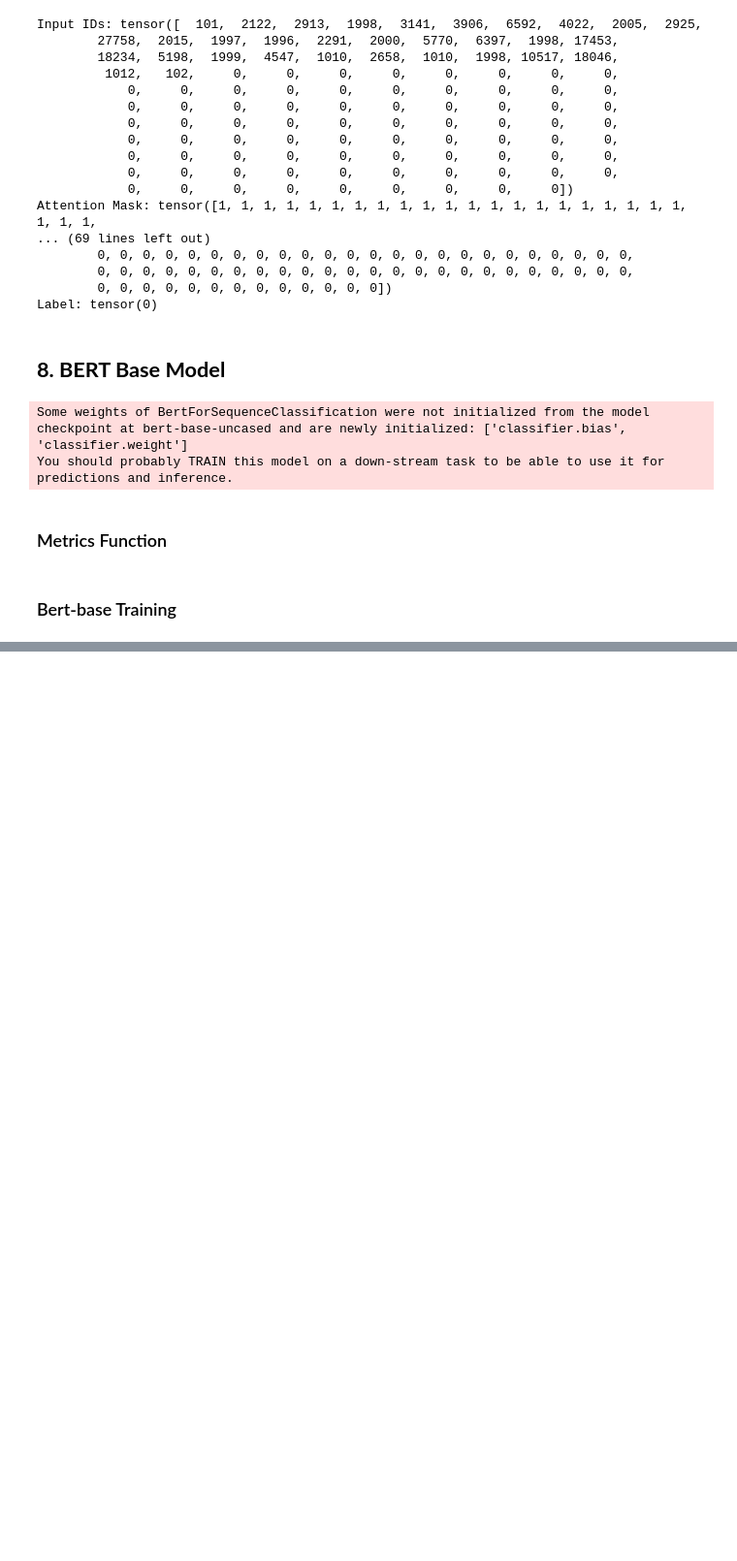
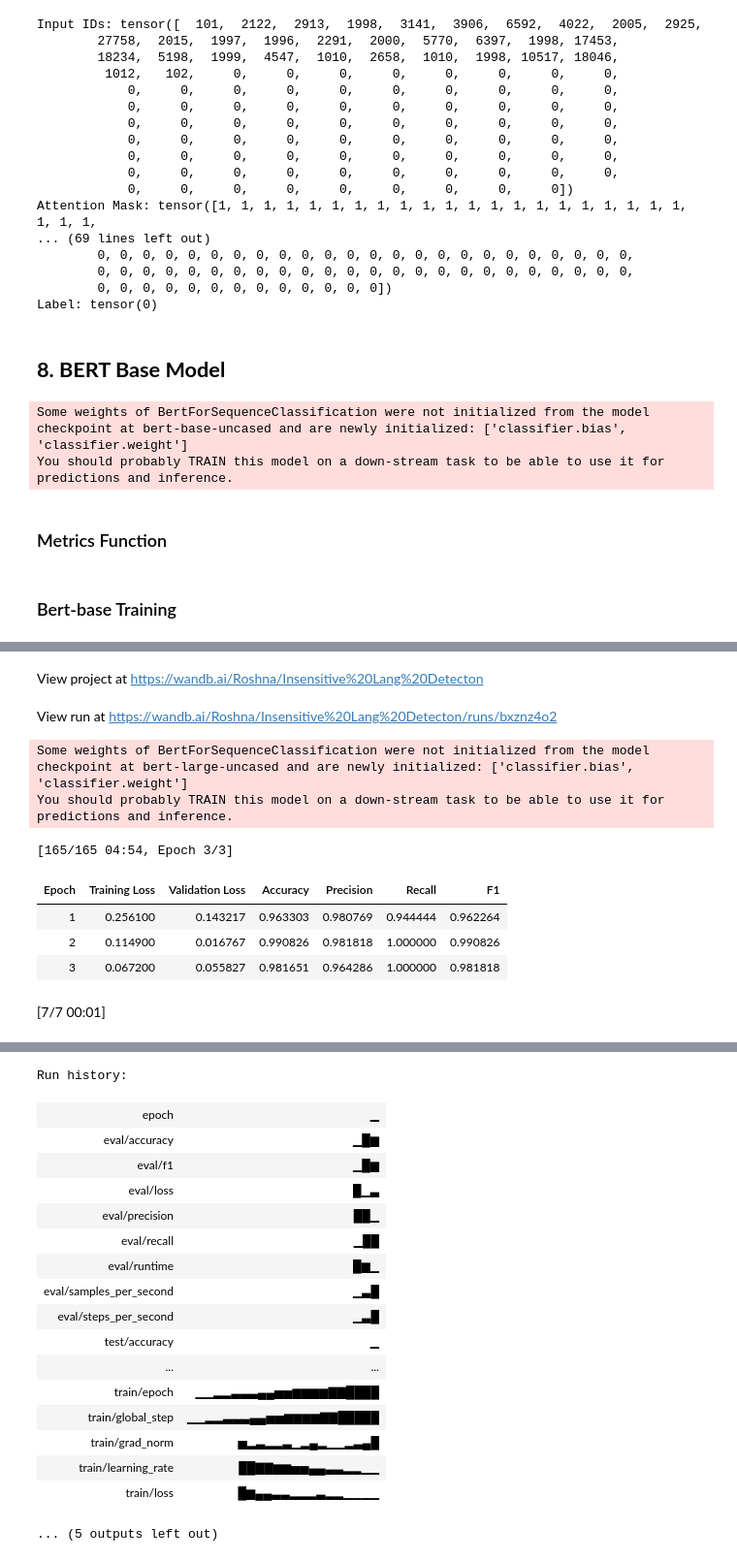
Before and after one commit to RobyRoshna/Insensitive-Lang-Detection, a Jupyter notebook: BERTtraining.ipynb, the cells around one changed output, grey strips where cells are left out. Shown at 97% size. Cells and saved outputs as stored; diff of their text form; code cells hidden in the pictures; blank space fills up the shorter version.

```diff
--- a/BERTtraining.ipynb
+++ b/BERTtraining.ipynb
@@ -245,0 +257,52 @@ View run at https://wandb.ai/Roshna/Insensitive%20Lang%20Detecton/runs/gwzl0qwq
+# %%
+# Safe close any previous WandB session
+wandb.finish()
+
+# Initialize WandB with a specific run name for BERT Large
+wandb.init(project="Insensitive Lang Detecton", entity="Roshna", name="Bert_large")
+
+# Load pre-trained BERT Large for sequence classification
+modelBlarge = BertForSequenceClassification.from_pretrained(
+    'bert-large-uncased',  # BERT Large pre-trained model
+    num_labels=2  # Binary classification: Insensitive and Not-Insensitive
+)
+
+# TrainingArguments
+training_args = TrainingArguments(
+    output_dir='./results_large',
+    num_train_epochs=3,  # Adjust if more epochs are required
+    per_device_train_batch_size=16,  # Batch size
+    per_device_eval_batch_size=16,
+    evaluation_strategy='epoch',  # Evaluate at the end of each epoch
+    save_strategy='epoch',  # Save checkpoints at each epoch
+    logging_dir='./logs_large',  # Logging directory
+    logging_steps=10,
+    report_to=["wandb"],  # WandB logging
+    run_name="Bert_large"  # Run name
+)
+
+# Trainer setup for BERT Large
+trainer = Trainer(
+    model=modelBlarge,
+    args=training_args,
+    train_dataset=train_dataset,  # Your tokenized training dataset
+    eval_dataset=val_dataset,  # Your tokenized validation dataset
+    compute_metrics=compute_metrics,  # Custom metrics function
+)
+
+# Train the model
+trainer.train()
+
+# Evaluate on the test dataset
+results = trainer.evaluate(test_dataset, metric_key_prefix="test")
+
+# Log the results to WandB
+wandb.log(results)
+
+# Close the WandB session
+wandb.finish()
+trainer.save_model("/content/drive/MyDrive/Honours MiscData(Roshna)/bert_large_model")
+tokenizer.save_pretrained("/content/drive/MyDrive/Honours MiscData(Roshna)/bert_large_model")
+# Print evaluation results
+print("Test Results:", results)
+# %% [output]
@@ -245,0 +312,10 @@ View run at https://wandb.ai/Roshna/Insensitive%20Lang%20Detecton/runs/gwzl0qwq
+View project at https://wandb.ai/Roshna/Insensitive%20Lang%20Detecton
+View run at https://wandb.ai/Roshna/Insensitive%20Lang%20Detecton/runs/bxznz4o2
+Some weights of BertForSequenceClassification were not initialized from the model checkpoint at bert-large-uncased and are newly initialized: ['classifier.bias', 'classifier.weight']
+You should probably TRAIN this model on a down-stream task to be able to use it for predictions and inference.
+[165/165 04:54, Epoch 3/3]
+| Epoch | Training Loss | Validation Loss | Accuracy | Precision | Recall | F1 |
+| 1 | 0.256100 | 0.143217 | 0.963303 | 0.980769 | 0.944444 | 0.962264 |
+| 2 | 0.114900 | 0.016767 | 0.990826 | 0.981818 | 1.000000 | 0.990826 |
+| 3 | 0.067200 | 0.055827 | 0.981651 | 0.964286 | 1.000000 | 0.981818 |
+[7/7 00:01]
@@ -245,0 +323,18 @@ View run at https://wandb.ai/Roshna/Insensitive%20Lang%20Detecton/runs/gwzl0qwq
+Run history:
+| epoch | ▁ |
+| eval/accuracy | ▁█▆ |
+| eval/f1 | ▁█▆ |
+| eval/loss | █▁▃ |
+| eval/precision | ██▁ |
+| eval/recall | ▁██ |
+| eval/runtime | █▆▁ |
+| eval/samples_per_second | ▁▃█ |
+| eval/steps_per_second | ▁▃█ |
+| test/accuracy | ▁ |
+| ... | ... |
+| train/epoch | ▁▁▂▂▃▃▃▄▄▅▅▆▆▆▆▇▇████ |
+| train/global_step | ▁▁▂▂▃▃▃▄▄▅▅▆▆▆▆▇▇█████ |
+| train/grad_norm | ▅▂▃▂▂▃▁▂▄▂▁▁▂▃▄█ |
+| train/learning_rate | ██▇▇▆▆▅▅▄▄▃▃▂▂▁▁ |
+| train/loss | █▆▄▄▃▃▂▂▂▃▂▂▁▁▁▁ |
+... (5 outputs left out)
```
Also changed, not shown: parts of 5 cells of this notebook.
